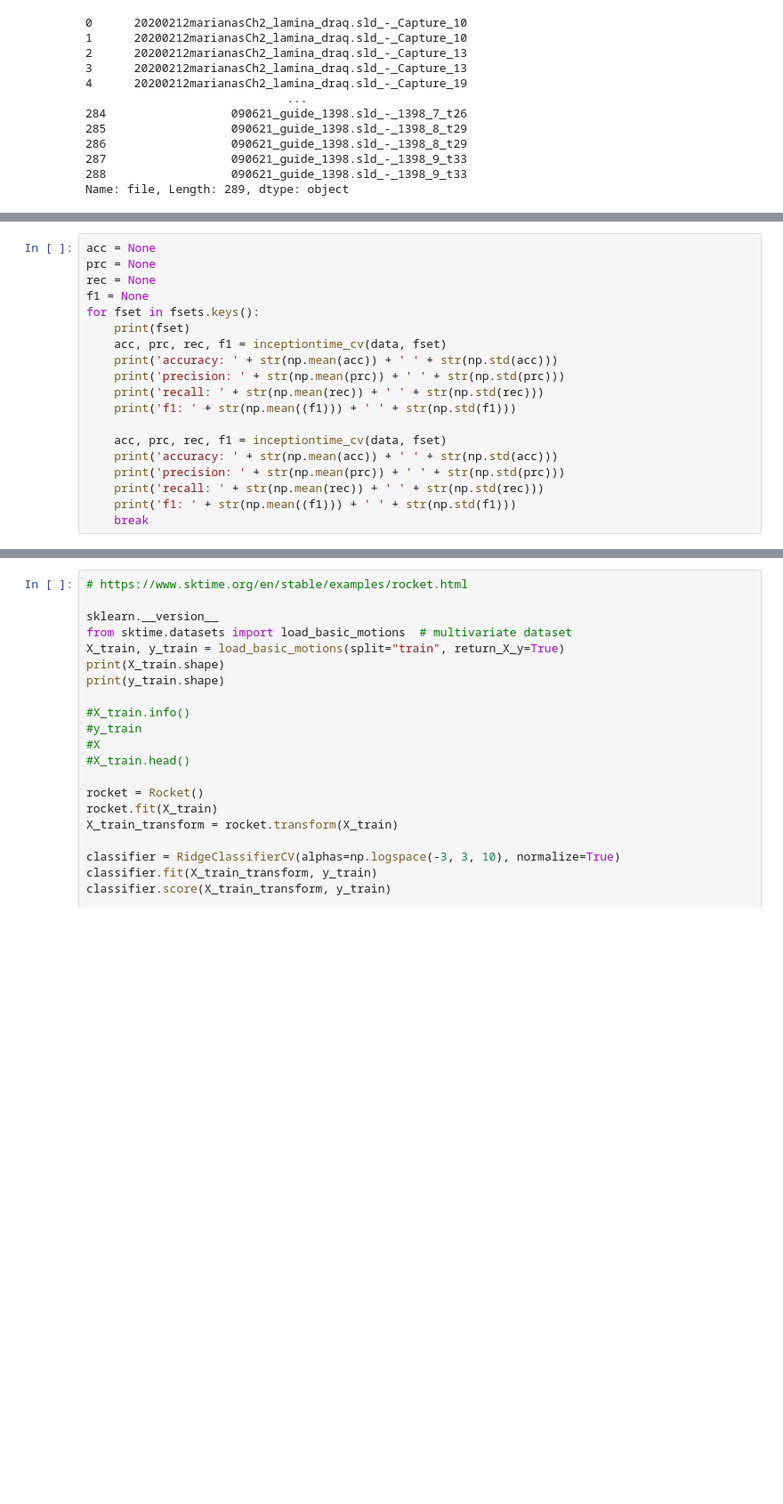
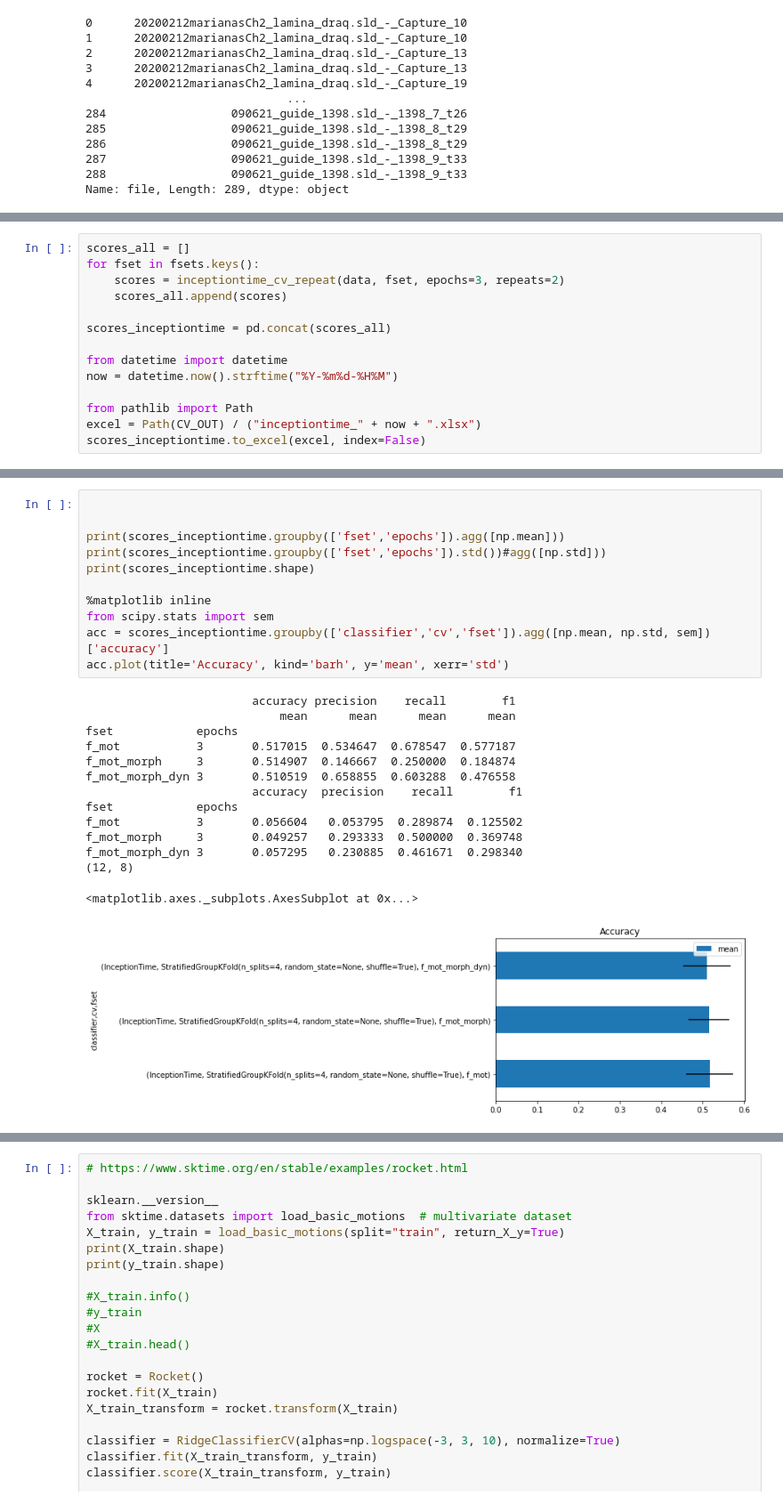
Before and after one commit to redchuk/n_track_ML, a Jupyter notebook: scripts/n_track_InceptionTime.ipynb, the cells around one changed output, grey strips where cells are left out. Shown: that part at 89% size. Saved outputs shown, nothing was run; the diff lists cells and outputs as text; blank space fills up the shorter version.

Commit message:
use StratifiedGroupKFold for cross-validation

```diff
--- a/scripts/n_track_InceptionTime.ipynb
+++ b/scripts/n_track_InceptionTime.ipynb
@@ -512,19 +549,0 @@ def inceptiontime_cv(data, fset):
-# %%
-acc = None
-prc = None
-rec = None
-f1 = None
-for fset in fsets.keys():
-    print(fset)
-    acc, prc, rec, f1 = inceptiontime_cv(data, fset)
-    print('accuracy: ' + str(np.mean(acc)) + ' ' + str(np.std(acc)))
-    print('precision: ' + str(np.mean(prc)) + ' ' + str(np.std(prc)))
-    print('recall: ' + str(np.mean(rec)) + ' ' + str(np.std(rec)))
-    print('f1: ' + str(np.mean((f1))) + ' ' + str(np.std(f1)))
-
-    acc, prc, rec, f1 = inceptiontime_cv(data, fset)
-    print('accuracy: ' + str(np.mean(acc)) + ' ' + str(np.std(acc)))
-    print('precision: ' + str(np.mean(prc)) + ' ' + str(np.std(prc)))
-    print('recall: ' + str(np.mean(rec)) + ' ' + str(np.std(rec)))
-    print('f1: ' + str(np.mean((f1))) + ' ' + str(np.std(f1)))
-    break
@@ -565,0 +550,14 @@ f1: nan nan
+# %%
+scores_all = []
+for fset in fsets.keys():
+    scores = inceptiontime_cv_repeat(data, fset, epochs=3, repeats=2)
+    scores_all.append(scores)
+
+scores_inceptiontime = pd.concat(scores_all)
+
+from datetime import datetime
+now = datetime.now().strftime("%Y-%m%d-%H%M")
+
+from pathlib import Path
+excel = Path(CV_OUT) / ("inceptiontime_" + now + ".xlsx")
+scores_inceptiontime.to_excel(excel, index=False)
@@ -565,0 +574,26 @@ f1: nan nan
+# %%
+
+
+print(scores_inceptiontime.groupby(['fset','epochs']).agg([np.mean]))
+print(scores_inceptiontime.groupby(['fset','epochs']).std())#agg([np.std]))
+print(scores_inceptiontime.shape)
+
+%matplotlib inline
+from scipy.stats import sem
+acc = scores_inceptiontime.groupby(['classifier','cv','fset']).agg([np.mean, np.std, sem])['accuracy']
+acc.plot(title='Accuracy', kind='barh', y='mean', xerr='std')
+# %% [output]
+                        accuracy precision    recall        f1
+                            mean      mean      mean      mean
+fset            epochs
+f_mot           3       0.517015  0.534647  0.678547  0.577187
+f_mot_morph     3       0.514907  0.146667  0.250000  0.184874
+f_mot_morph_dyn 3       0.510519  0.658855  0.603288  0.476558
+                        accuracy  precision    recall        f1
+fset            epochs
+f_mot           3       0.056604   0.053795  0.289874  0.125502
+f_mot_morph     3       0.049257   0.293333  0.500000  0.369748
+f_mot_morph_dyn 3       0.057295   0.230885  0.461671  0.298340
+(12, 8)
+<matplotlib.axes._subplots.AxesSubplot at 0x...>
+[figure, added]
```
Also changed, not shown: parts of 17 cells of this notebook.
